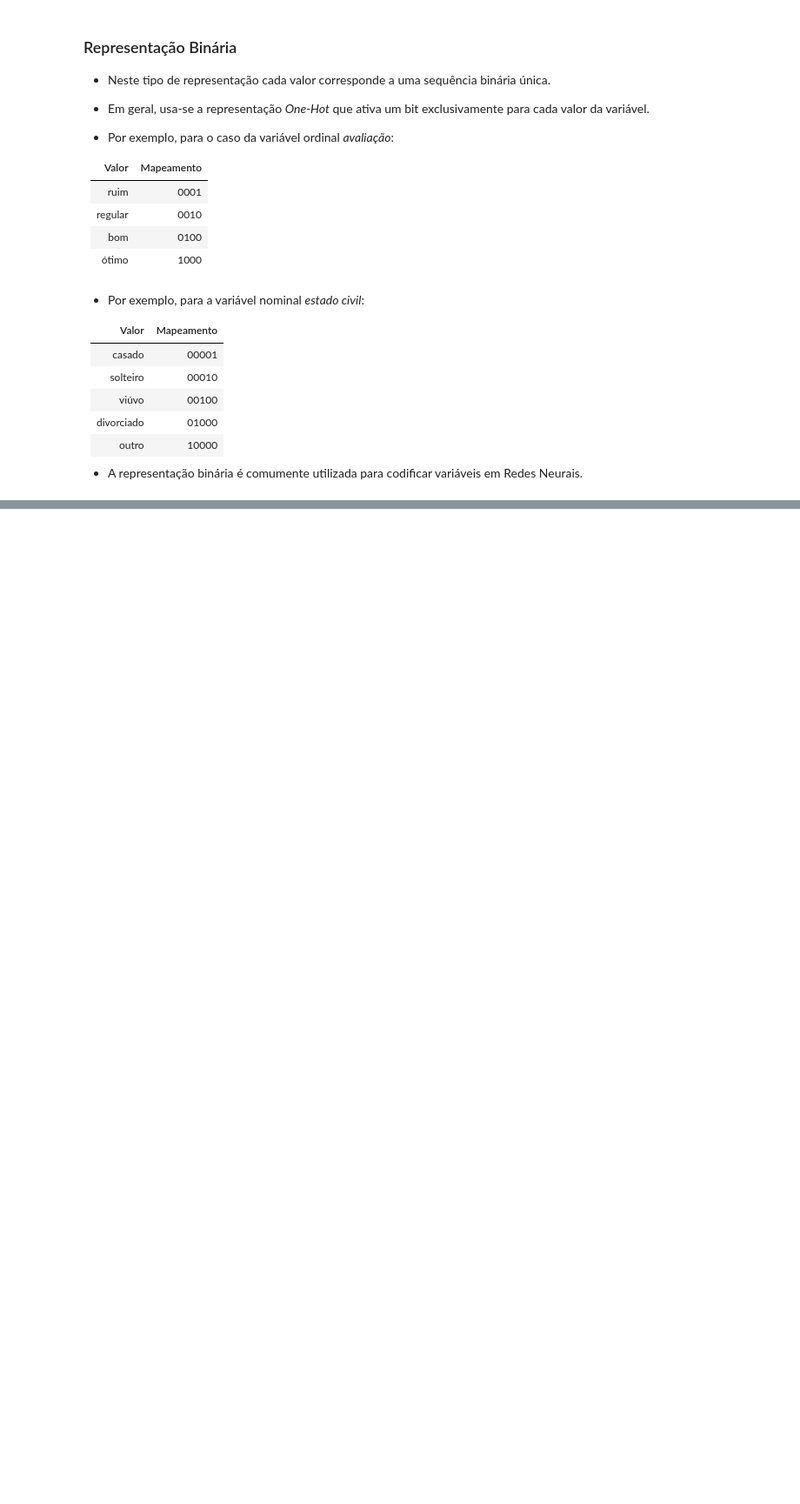
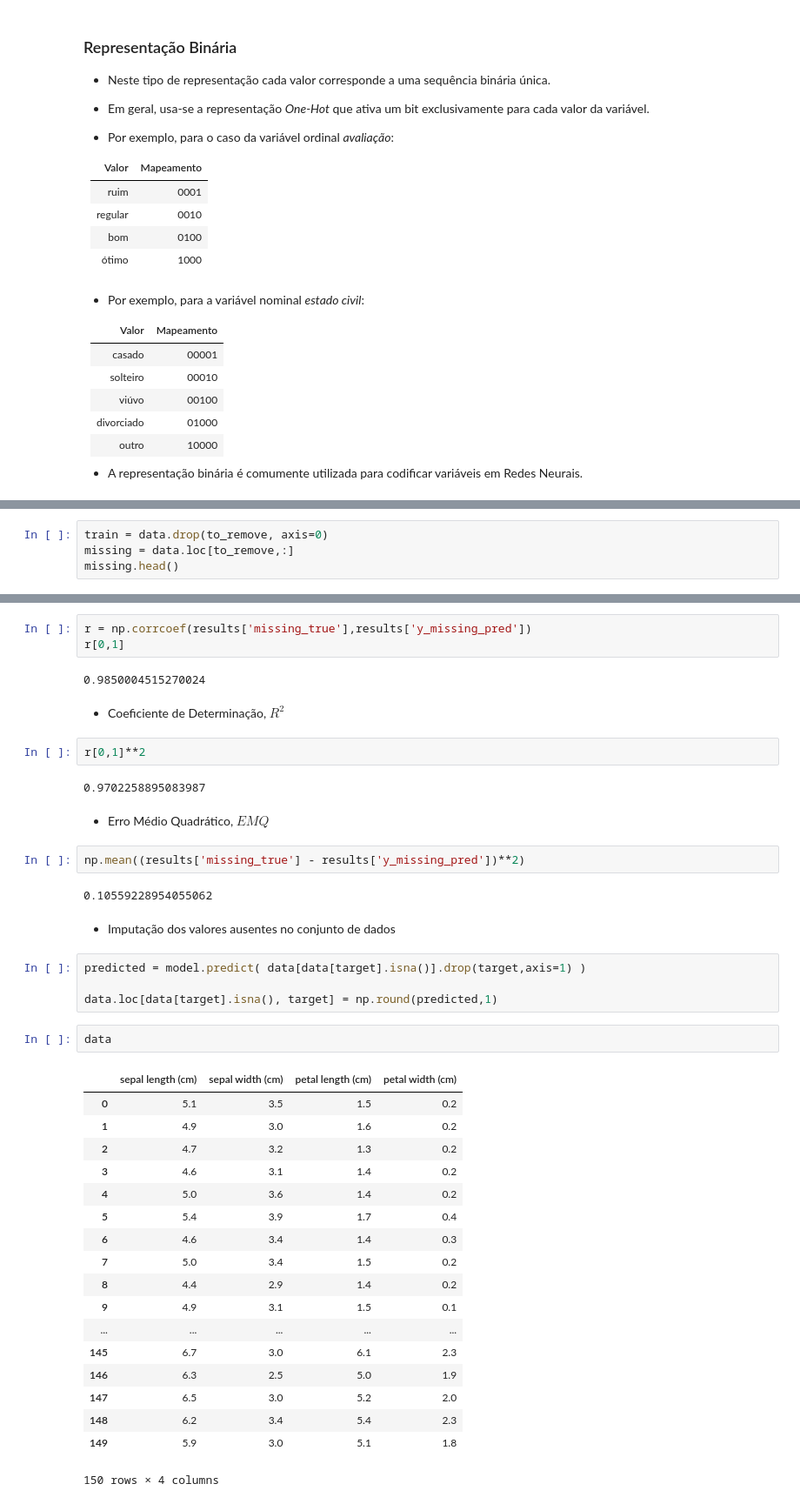
Before and after one commit to anfer86/teaching-datamining-lessons, a Jupyter notebook: aula03/preprocessamento.ipynb, the cells around one changed output, grey strips where cells are left out. Shown at 87% size. Cells and saved outputs as stored; diff of their text form; blank space fills up the shorter version.

```diff
--- a/aula03/preprocessamento.ipynb
+++ b/aula03/preprocessamento.ipynb
@@ -767,0 +835,4 @@ $$\frac{0.72-0.15}{0.72} = 0.79$$
+# %%
+train = data.drop(to_remove, axis=0)
+missing = data.loc[to_remove,:]
+missing.head()
@@ -767,0 +932,44 @@ $$\frac{0.72-0.15}{0.72} = 0.79$$
+# %%
+r = np.corrcoef(results['missing_true'],results['y_missing_pred'])
+r[0,1]
+# %% [output]
+0.9850004515270024
+# %% [markdown]
+- Coeficiente de Determinação, $R^2$
+# %%
+r[0,1]**2
+# %% [output]
+0.9702258895083987
+# %% [markdown]
+- Erro Médio Quadrático, $EMQ$
+# %%
+np.mean((results['missing_true'] - results['y_missing_pred'])**2)
+# %% [output]
+0.10559228954055062
+# %% [markdown]
+- Imputação dos valores ausentes no conjunto de dados
+# %%
+predicted = model.predict( data[data[target].isna()].drop(target,axis=1) )
+
+data.loc[data[target].isna(), target] = np.round(predicted,1)
+# %%
+data
+# %% [output]
+|  | sepal length (cm) | sepal width (cm) | petal length (cm) | petal width (cm) |
+| 0 | 5.1 | 3.5 | 1.5 | 0.2 |
+| 1 | 4.9 | 3.0 | 1.6 | 0.2 |
+| 2 | 4.7 | 3.2 | 1.3 | 0.2 |
+| 3 | 4.6 | 3.1 | 1.4 | 0.2 |
+| 4 | 5.0 | 3.6 | 1.4 | 0.2 |
+| 5 | 5.4 | 3.9 | 1.7 | 0.4 |
+| 6 | 4.6 | 3.4 | 1.4 | 0.3 |
+| 7 | 5.0 | 3.4 | 1.5 | 0.2 |
+| 8 | 4.4 | 2.9 | 1.4 | 0.2 |
+| 9 | 4.9 | 3.1 | 1.5 | 0.1 |
+| ... | ... | ... | ... | ... |
+| 145 | 6.7 | 3.0 | 6.1 | 2.3 |
+| 146 | 6.3 | 2.5 | 5.0 | 1.9 |
+| 147 | 6.5 | 3.0 | 5.2 | 2.0 |
+| 148 | 6.2 | 3.4 | 5.4 | 2.3 |
+| 149 | 5.9 | 3.0 | 5.1 | 1.8 |
+150 rows × 4 columns
```
Also changed, not shown: parts of 58 cells of this notebook, 1 other file.
